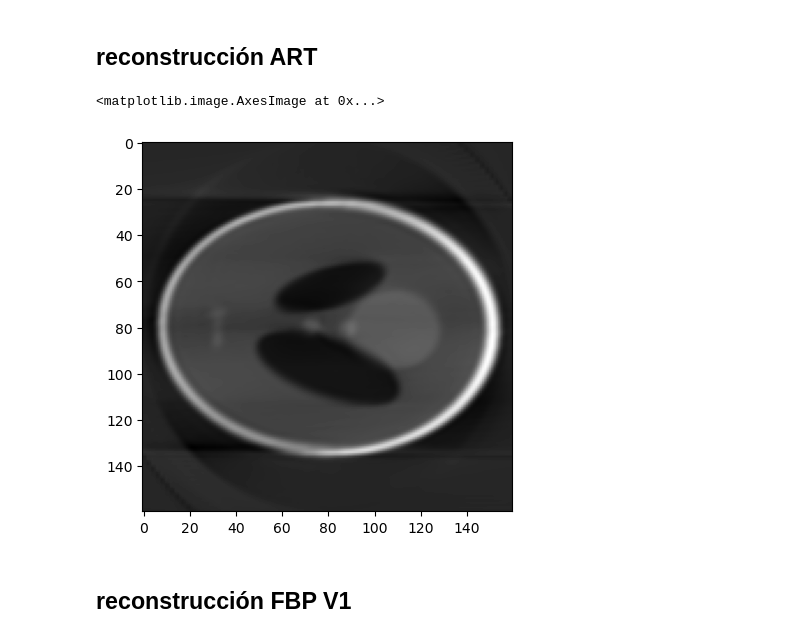
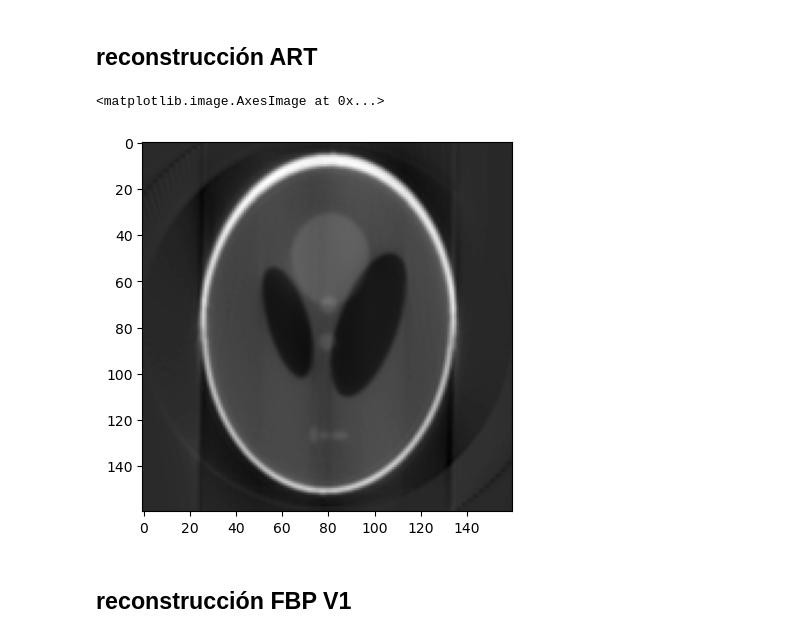
Before and after one commit to Cande-Gioia/Recuperacion-de-Tomografia, a Jupyter notebook: Pruebas.ipynb, the cells around one changed output. Cells and saved outputs as stored; diff of their text form; code cells hidden in the pictures.

```diff
--- a/Pruebas.ipynb
+++ b/Pruebas.ipynb
@@ -54,27 +54,27 @@ plt.imshow(r1)
 # %%
 ir = np.zeros((N, N))
 tdiff = np.zeros((N, N))
 step = angles[1] - angles[0]
 #L = len(ir)
 
 niter = 1
 for i in range(niter):
     for j in range(len(angles)):
-        ir = transform.rotate(ir, step, order=3)
-        tmp = sinogram[:,j].T * N
-        temp = np.sum(ir, axis=1).T
+        ir = transform.rotate(ir, step, order=5)
+        tmp = sinogram[:,j] * N
+        temp = np.sum(ir, axis=0)
         diff = (tmp - temp) / N
 
         for k in range(N):
-            tdiff[:, k] = diff
+            tdiff[k] = diff
 
         ir = ir + tdiff
 
 plt.figure()
 plt.imshow(ir)
 # %% [output]
 <matplotlib.image.AxesImage at 0x...>
-[figure, old version]
+[figure, new version]
 # %% [markdown]
 ## reconstrucción FBP V1
 # %%
```
Also changed, not shown: parts of 4 cells of this notebook, 4 other files.
